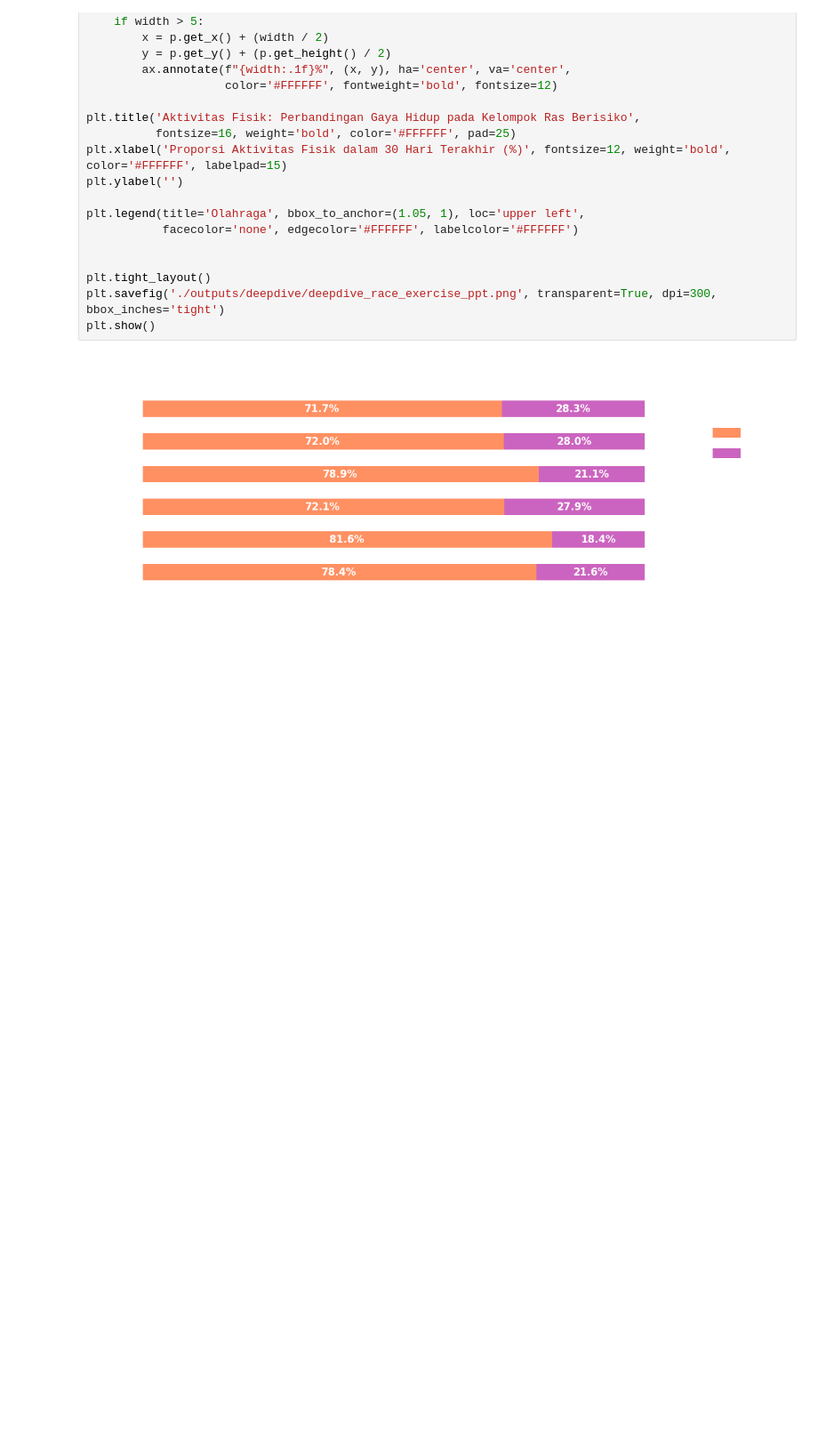
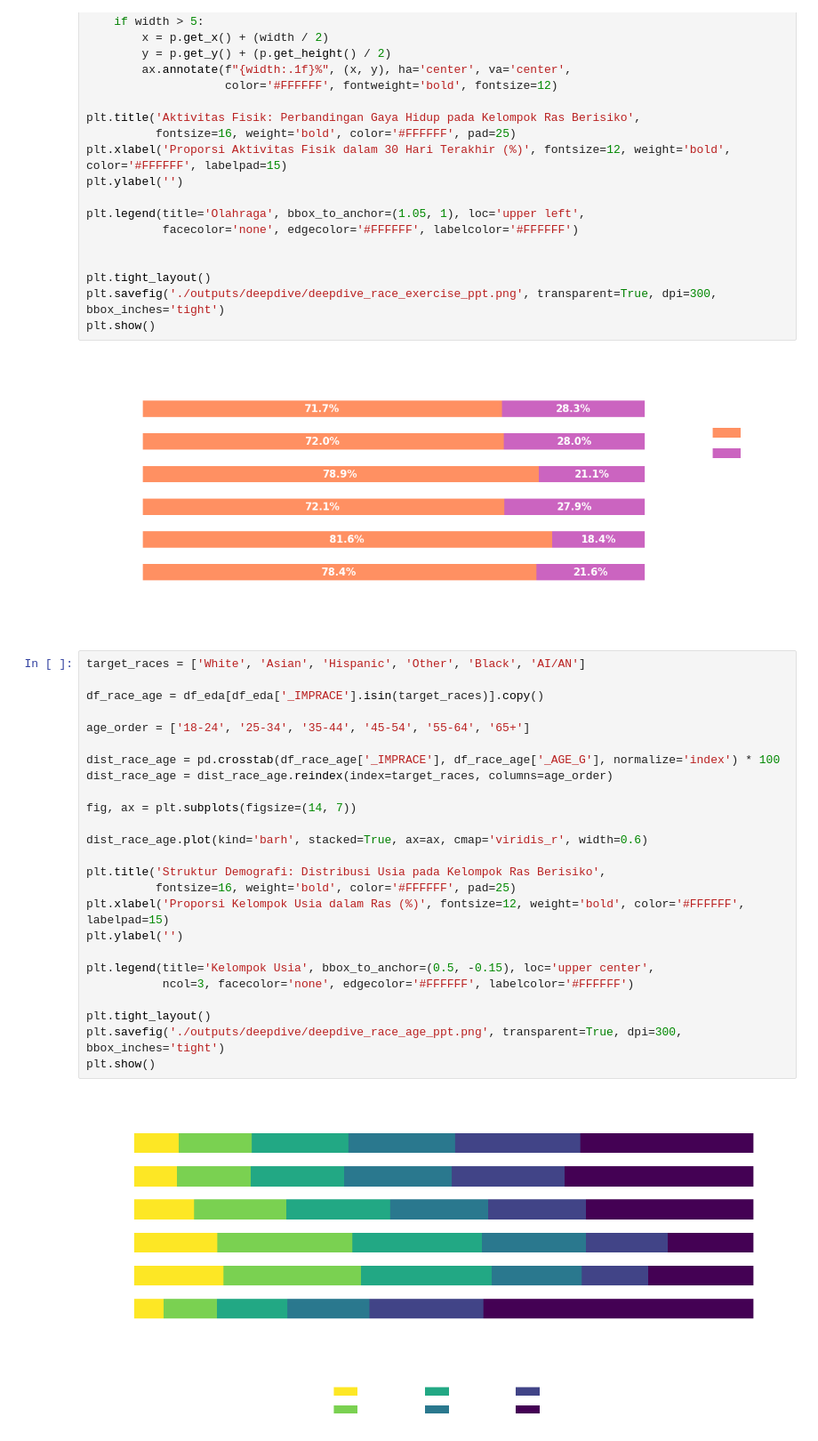
Before and after one commit to yukienjoyer7/Diabetes-Early-Diagnosis-BRFSS-2024, a Jupyter notebook: EDA_Demographics_Dion.ipynb, the cells around one changed output. Shown at 89% size. Saved outputs shown, nothing was run; the diff lists cells and outputs as text; blank space fills up the shorter version.

```diff
--- a/EDA_Demographics_Dion.ipynb
+++ b/EDA_Demographics_Dion.ipynb
@@ -940,3 +940,30 @@ plt.savefig('./outputs/deepdive/deepdive_race_exercise_ppt.png', transparent=Tru
 plt.show()
 # %% [output]
 [figure]
+# %%
+target_races = ['White', 'Asian', 'Hispanic', 'Other', 'Black', 'AI/AN']
+
+df_race_age = df_eda[df_eda['_IMPRACE'].isin(target_races)].copy()
+
+age_order = ['18-24', '25-34', '35-44', '45-54', '55-64', '65+']
+
+dist_race_age = pd.crosstab(df_race_age['_IMPRACE'], df_race_age['_AGE_G'], normalize='index') * 100
+dist_race_age = dist_race_age.reindex(index=target_races, columns=age_order)
+
+fig, ax = plt.subplots(figsize=(14, 7))
+
+dist_race_age.plot(kind='barh', stacked=True, ax=ax, cmap='viridis_r', width=0.6)
+
+plt.title('Struktur Demografi: Distribusi Usia pada Kelompok Ras Berisiko',
+          fontsize=16, weight='bold', color='#FFFFFF', pad=25)
+plt.xlabel('Proporsi Kelompok Usia dalam Ras (%)', fontsize=12, weight='bold', color='#FFFFFF', labelpad=15)
+plt.ylabel('')
+
+plt.legend(title='Kelompok Usia', bbox_to_anchor=(0.5, -0.15), loc='upper center',
+           ncol=3, facecolor='none', edgecolor='#FFFFFF', labelcolor='#FFFFFF')
+
+plt.tight_layout()
+plt.savefig('./outputs/deepdive/deepdive_race_age_ppt.png', transparent=True, dpi=300, bbox_inches='tight')
+plt.show()
+# %% [output]
+[figure, added]
```
Also changed, not shown: parts of 1 cell of this notebook, 7 other files.
